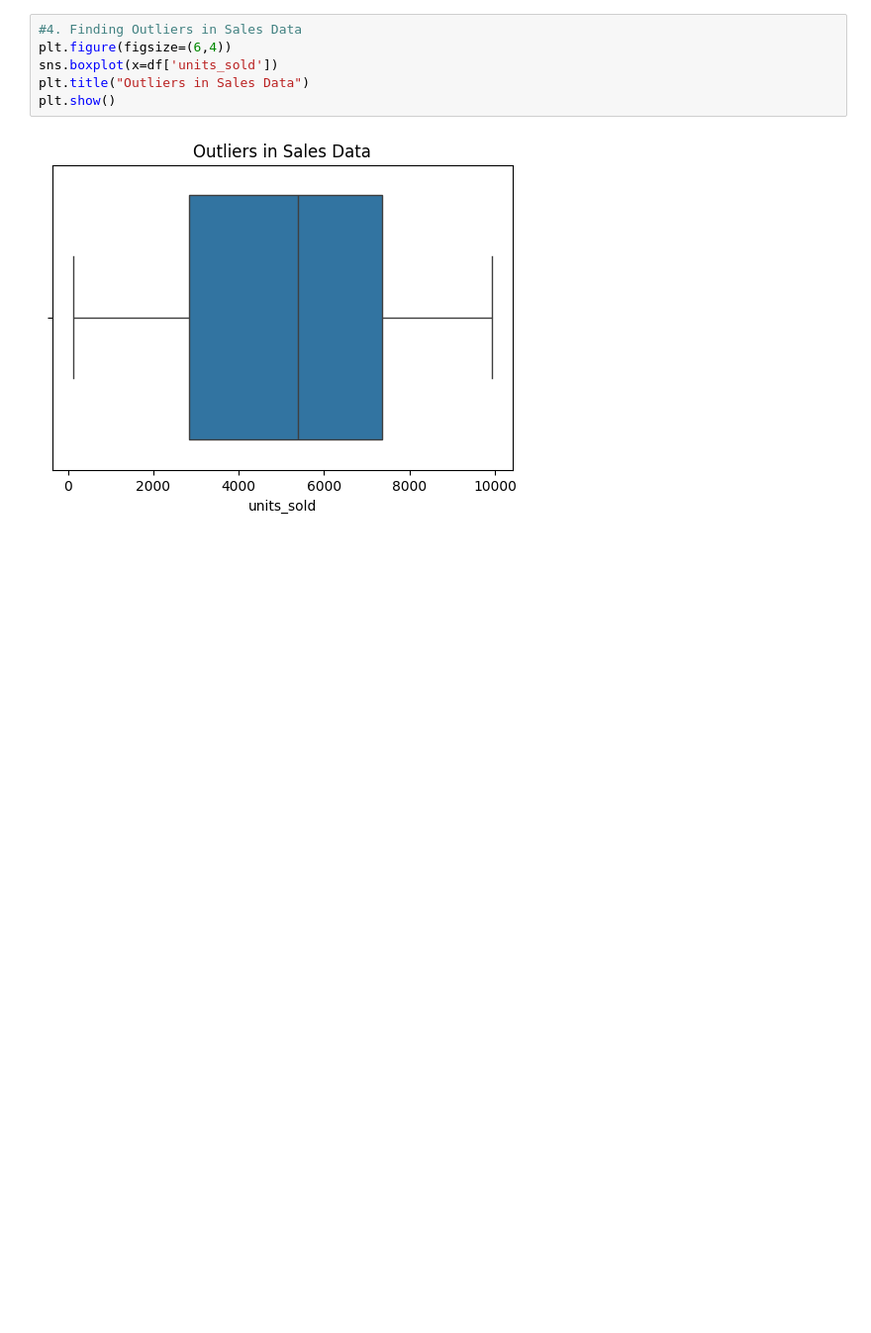
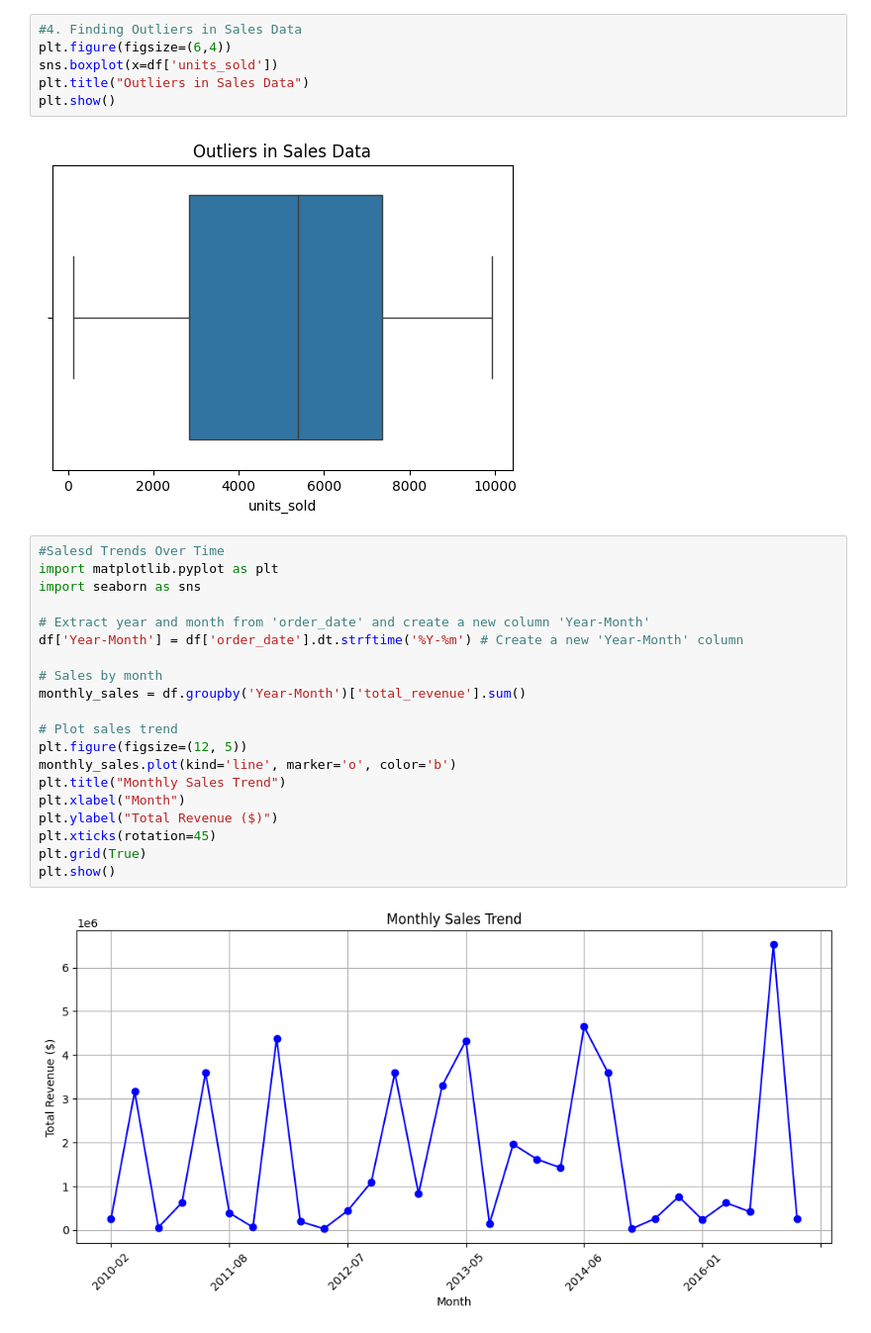
Before and after one commit to PLACHI02/Data-Analytics-Projects, a Jupyter notebook: AMAZON_SALES_DATA.ipynb, the cells around one changed output. Shown at 99% size. Drawn from its saved outputs; the diff is of its cells as text; blank space fills up the shorter version.

```diff
--- a/AMAZON_SALES_DATA.ipynb
+++ b/AMAZON_SALES_DATA.ipynb
@@ -252,3 +252,25 @@ plt.title("Outliers in Sales Data")
 plt.show()
 # %% [output]
 [figure]
+# %%
+#Salesd Trends Over Time
+import matplotlib.pyplot as plt
+import seaborn as sns
+
+# Extract year and month from 'order_date' and create a new column 'Year-Month'
+df['Year-Month'] = df['order_date'].dt.strftime('%Y-%m') # Create a new 'Year-Month' column
+
+# Sales by month
+monthly_sales = df.groupby('Year-Month')['total_revenue'].sum()
+
+# Plot sales trend
+plt.figure(figsize=(12, 5))
+monthly_sales.plot(kind='line', marker='o', color='b')
+plt.title("Monthly Sales Trend")
+plt.xlabel("Month")
+plt.ylabel("Total Revenue ($)")
+plt.xticks(rotation=45)
+plt.grid(True)
+plt.show()
+# %% [output]
+[figure, added]
```
Also changed, not shown: parts of 17 cells of this notebook.
